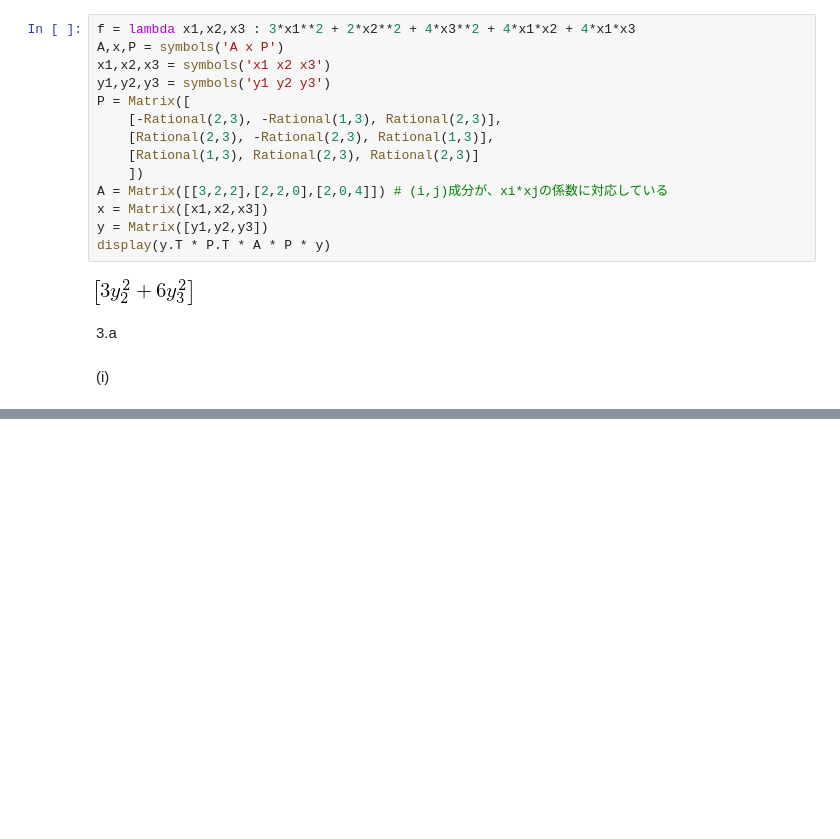
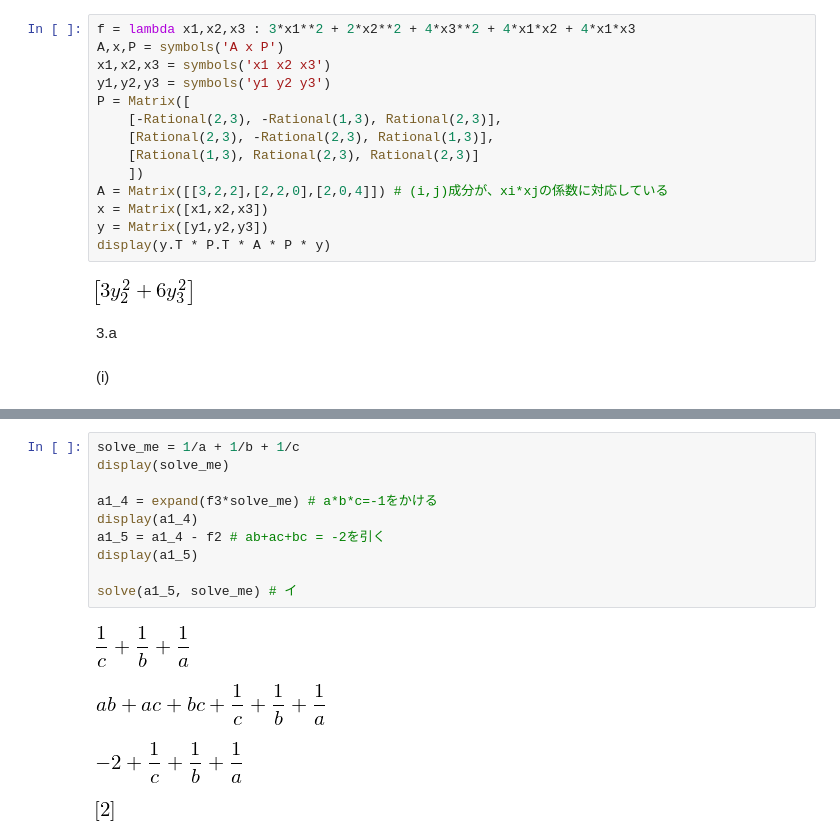
Before and after one commit to iPolyomino/nyon, a Jupyter notebook: week5/exam_17_1.ipynb, the cells around one changed output, grey strips where cells are left out. Cells and saved outputs as stored; diff of their text form; blank space fills up the shorter version.

```diff
--- a/week5/exam_17_1.ipynb
+++ b/week5/exam_17_1.ipynb
@@ -141,0 +143,15 @@ $
+# %%
+solve_me = 1/a + 1/b + 1/c
+display(solve_me)
+
+a1_4 = expand(f3*solve_me) # a*b*c=-1をかける
+display(a1_4)
+a1_5 = a1_4 - f2 # ab+ac+bc = -2を引く
+display(a1_5)
+
+solve(a1_5, solve_me) # イ
+# %% [output]
+[figure, added]
+[figure, added]
+[figure, added]
+[figure, added]
```
Also changed, not shown: parts of 5 cells of this notebook.
